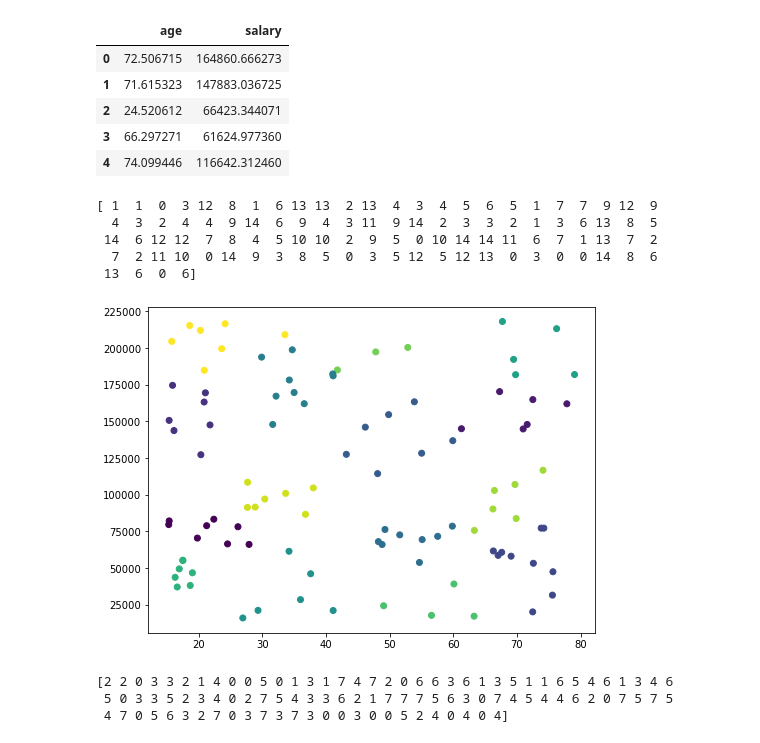
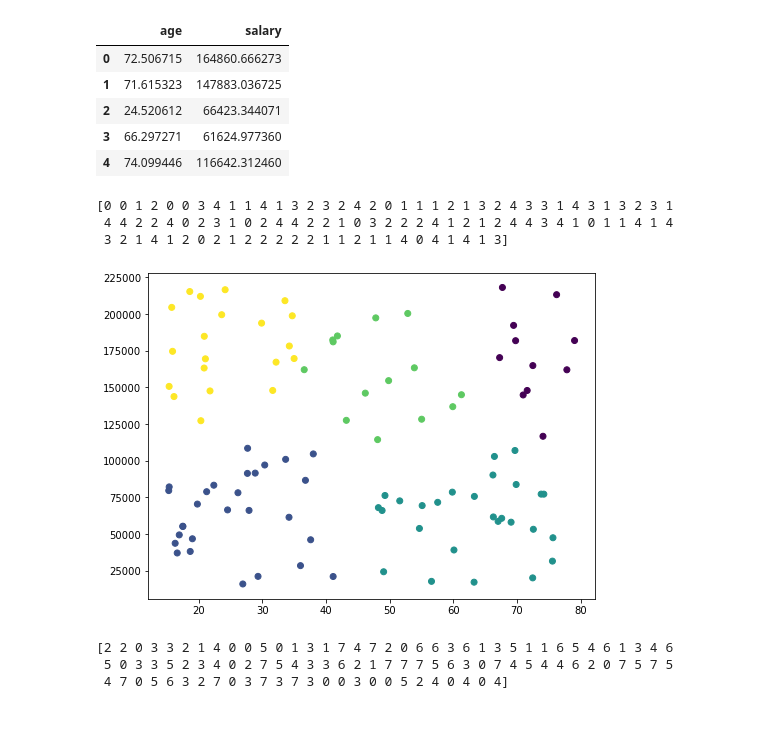
Before and after one commit to lucianawaka/udemy_machine_learning, a Jupyter notebook: 4-Machine Learning with Python/3 - K-means Clustering.ipynb, the cells around one changed output. Drawn from its saved outputs; the diff is of its cells as text; code cells hidden in the pictures.

```diff
--- a/4-Machine Learning with Python/3 - K-means Clustering.ipynb
+++ b/4-Machine Learning with Python/3 - K-means Clustering.ipynb
@@ -106,25 +106,23 @@ df.head()
 | 3 | 66.297271 | 61624.977360 |
 | 4 | 74.099446 | 116642.312460 |
 # %%
-model = KMeans(n_clusters=15)
+model = KMeans(n_clusters=5)
 
 # Note I'm scaling the data to normalize it! Important for good results.
 model = model.fit(scale(df))
 
 # We can look at the clusters each data point was assigned to
 print(model.labels_)
 
 # And we'll visualize it:
 plt.figure(figsize=(8, 6))
 plt.scatter(df['age'], df['salary'], c=model.labels_.astype(float))
 plt.show()
 # %% [output]
-[ 1  1  0  3 12  8  1  6 13 13  2 13  4  3  4  5  6  5  1  7  7  9 12  9
-  4  3  2  4  4  9 14  6  9  4  3 11  9 14  2  3  3  2  1  3  6 13  8  5
- 14  6 12 12  7  8  4  5 10 10  2  9  5  0 10 14 14 11  6  7  1 13  7  2
-  7  2 11 10  0 14  9  3  8  5  0  3  5 12  5 12 13  0  3  0  0 14  8  6
- 13  6  0  6]
+[0 0 1 2 0 0 3 4 1 1 4 1 3 2 3 2 4 2 0 1 1 1 2 1 3 2 4 3 3 1 4 3 1 3 2 3 1
+ 4 4 2 2 4 0 2 3 1 0 2 4 4 2 2 1 0 3 2 2 2 4 1 2 1 2 4 4 3 4 1 0 1 1 4 1 4
+ 3 2 1 4 1 2 0 2 1 2 2 2 2 2 1 1 2 1 1 4 0 4 1 4 1 3]
-[figure, old version]
+[figure, new version]
 # %%
 print(model.labels_)
 # %% [output]
```
Also changed, not shown: parts of 1 cell of this notebook, 1 other file.
